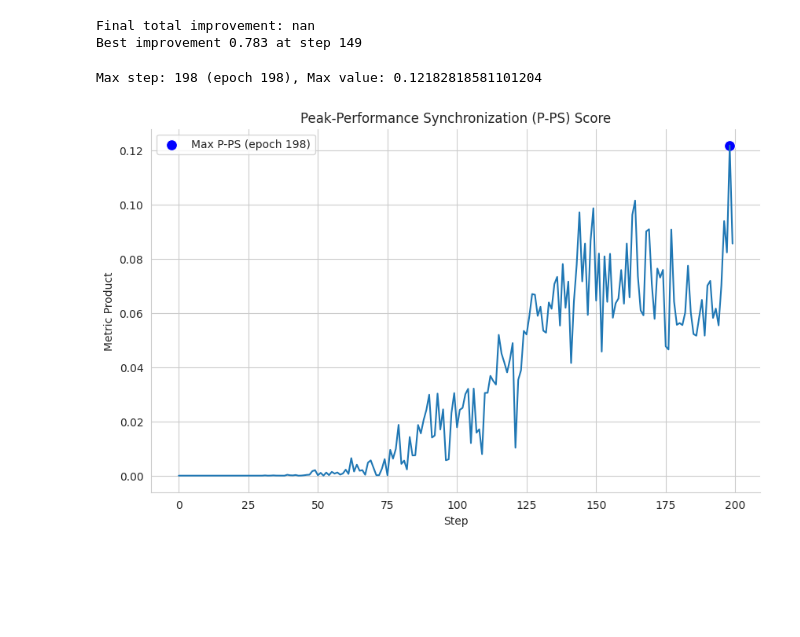
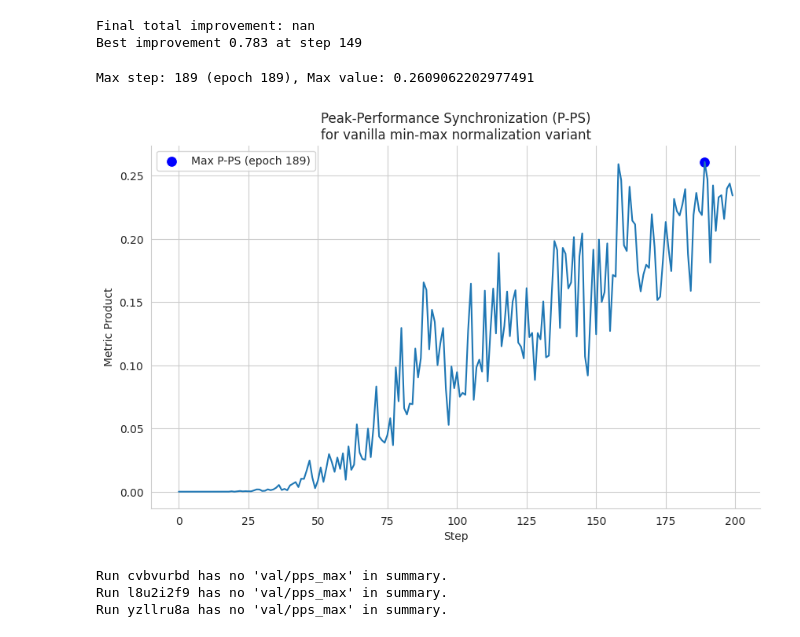
Before and after one commit to blazejba/LibMTL, a Jupyter notebook: examples/tdc/peak_alignment_metric.ipynb, the cells around one changed output. Drawn from its saved outputs; the diff is of its cells as text; code cells hidden in the pictures; blank space fills up the shorter version.

```diff
--- a/examples/tdc/peak_alignment_metric.ipynb
+++ b/examples/tdc/peak_alignment_metric.ipynb
@@ -5,8 +5,16 @@ import pandas as pd
 import seaborn as sns
 import matplotlib.pyplot as plt
 
-def minmax_normalize(history):
-    return (history - history.min(axis=0)) / (history.max(axis=0) - history.min(axis=0))
+def minmax_normalize(history, variant: str = 'vanilla'):
+    assert variant in ['vanilla', 'last', 'rolling']
+    if variant == 'vanilla':
+        return (history - history.min(axis=0)) / (history.max(axis=0) - history.min(axis=0))
+    elif variant == 'last':
+        return (history - history.min(axis=0)) / (history.iloc[-1] - history.min(axis=0))
+    elif variant == 'rolling':
+        rolling_min = history.expanding().min()
+        rolling_max = history.expanding().max()
+        return (history - rolling_min) / (rolling_max - rolling_min)
 
 def moving_average(data, window_size):
     return data.rolling(window=window_size, min_periods=1).mean()
@@ -17,4 +21,10 @@ run = api.run(run_path)
 # %%
+api = wandb.Api()
+run_path = "BorgwardtLab/libmtl_tdc/runs/q7rcs9j4" # DB_MTL
+# run_path = "BorgwardtLab/libmtl_tdc/runs/8t48r65y" # EW
+# run_path = "BorgwardtLab/libmtl_tdc/runs/l08io039" # CAGrad
+run = api.run(run_path)
+
 history = run.history()
 history.head()
 
@@ -25,10 +35,10 @@ mae_cols = [col for col in history.columns if phase in col and '_mae' in col]
 roc_auc_cols = [col for col in history.columns if phase in col and '_roc-auc' in col]
 pr_auc_cols = [col for col in history.columns if phase in col and '_pr-auc' in col]
 
-spearman_history = history[spearman_cols]
-mae_history = history[mae_cols]
-roc_auc_history = history[roc_auc_cols]
-pr_auc_history = history[pr_auc_cols]
+spearman_history = history[spearman_cols].dropna()
+mae_history = history[mae_cols].dropna()
+roc_auc_history = history[roc_auc_cols].dropna()
+pr_auc_history = history[pr_auc_cols].dropna()
 # %%
 spearman_history_normed = minmax_normalize(spearman_history)
 mae_history_normed = minmax_normalize(mae_history)
@@ -232,35 +243,66 @@ print(f"Best improvement {best_value:.3f} at step {best_step}")
 Final total improvement: nan
 Best improvement 0.783 at step 149
 # %%
-spearman_history_normed = minmax_normalize(spearman_history)
-mae_history_normed      = 1 - minmax_normalize(mae_history)
-roc_auc_history_normed  = minmax_normalize(roc_auc_history)
-pr_auc_history_normed   = minmax_normalize(pr_auc_history)
+min_max_norm_variant = 'vanilla'
+spearman_history_normed = minmax_normalize(spearman_history, min_max_norm_variant)
+mae_history_normed      = 1 - minmax_normalize(mae_history, min_max_norm_variant)
+roc_auc_history_normed  = minmax_normalize(roc_auc_history, min_max_norm_variant)
+pr_auc_history_normed   = minmax_normalize(pr_auc_history, min_max_norm_variant)
 
-all_metrics = np.concatenate([mae_history_normed.values[:-1],
-                              spearman_history_normed.values[:-1],
-                              roc_auc_history_normed.values[:-1],
-                              pr_auc_history_normed.values[:-1]], axis=1)
+all_metrics = np.concatenate([mae_history_normed.values,
+                              spearman_history_normed.values,
+                              roc_auc_history_normed.values,
+                              pr_auc_history_normed.values], axis=1)
 
 pps = np.prod(all_metrics, axis=1)
 
 max_step = np.argmax(pps)
 max_value = pps[max_step]
 
 print(f"Max step: {max_step} (epoch {max_step}), Max value: {max_value}")
 
 plt.figure(figsize=(10, 6))
 sns.set_style("whitegrid")
 df = pd.DataFrame({'Step': range(len(pps)), 'P-PS Score': pps})
 sns.lineplot(data=df, x='Step', y='P-PS Score')
 sns.scatterplot(x=[max_step], y=[max_value], color='blue', s=100, label=f'Max P-PS (epoch {max_step})')
 
 sns.despine()
-plt.title('Peak-Performance Synchronization (P-PS) Score')
+plt.title(f'Peak-Performance Synchronization (P-PS)\nfor {min_max_norm_variant} min-max normalization variant')
 plt.xlabel('Step')
 plt.ylabel('Metric Product')
 plt.legend()
 plt.show()
 # %% [output]
-Max step: 198 (epoch 198), Max value: 0.12182818581101204
+Max step: 189 (epoch 189), Max value: 0.2609062202977491
-[figure, old version]
+[figure, new version]
+# %%
+
+api = wandb.Api()
+sweep_id = "t3sqagzr"
+runs = api.runs("BorgwardtLab/libmtl_tdc", filters={"sweep": sweep_id})
+
+weighting_dict = {}
+
+for run in runs:
+    weighting = run.config.get("weighting")
+    val_pps = run.summary.get("val/pps_max")
+    val_rank = run.summary.get("test/average_rank")
+
+    if weighting is not None and val_pps is not None:
+        if weighting not in weighting_dict:
+            weighting_dict[weighting] = {
+                "pps": [],
+                "rank": []
+            }
+        weighting_dict[weighting]["pps"].append(val_pps)
+        weighting_dict[weighting]["rank"].append(val_rank)
+    else:
+        if weighting is None:
+            print(f"Run {run.id} has no 'weighting' in config.")
+        if val_pps is None:
+            print(f"Run {run.id} has no 'val/pps_max' in summary.")
+# %% [output]
+Run cvbvurbd has no 'val/pps_max' in summary.
+Run l8u2i2f9 has no 'val/pps_max' in summary.
+Run yzllru8a has no 'val/pps_max' in summary.
```
Also changed, not shown: parts of 5 cells of this notebook, 2 other files.
